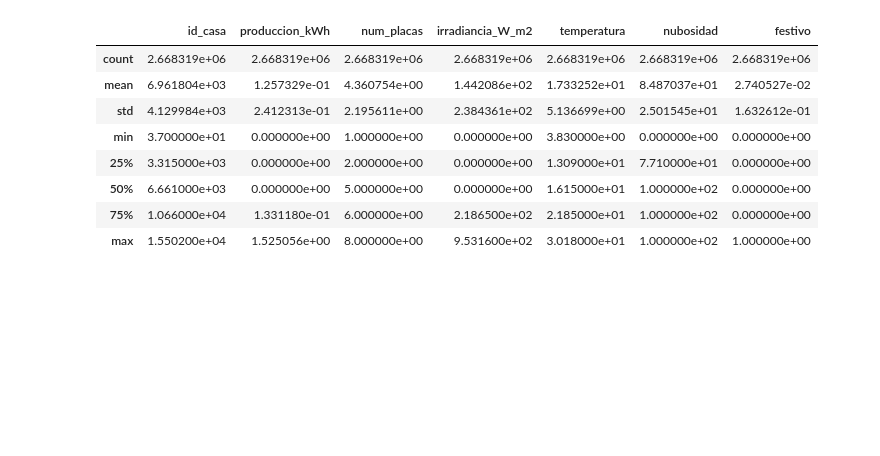
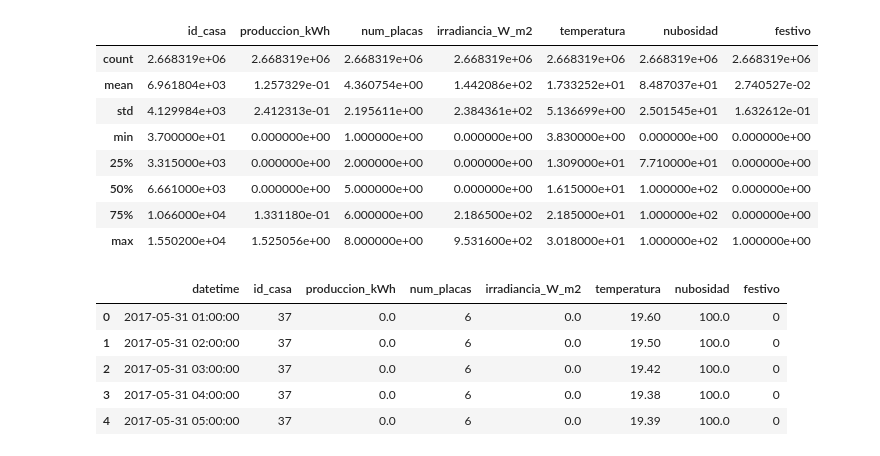
Before and after one commit to hypergalois/SmartGridsAI, a Jupyter notebook: reinceforcement_learning/prepreocesamiento.ipynb, the cells around one changed output. Saved outputs shown, nothing was run; the diff lists cells and outputs as text; code cells hidden in the pictures; blank space fills up the shorter version.

Commit message:
suma de ambos datasets

```diff
--- a/reinceforcement_learning/prepreocesamiento.ipynb
+++ b/reinceforcement_learning/prepreocesamiento.ipynb
@@ -65,3 +96,14 @@ data_filtrado.describe()
 | 50% | 6.661000e+03 | 0.000000e+00 | 5.000000e+00 | 0.000000e+00 | 1.615000e+01 | 1.000000e+02 | 0.000000e+00 |
 | 75% | 1.066000e+04 | 1.331180e-01 | 6.000000e+00 | 2.186500e+02 | 2.185000e+01 | 1.000000e+02 | 0.000000e+00 |
 | max | 1.550200e+04 | 1.525056e+00 | 8.000000e+00 | 9.531600e+02 | 3.018000e+01 | 1.000000e+02 | 1.000000e+00 |
+# %%
+dataset1 = pd.read_csv('dataset_d3_filtrado.csv')
+# %%
+dataset1.head()
+# %% [output]
+|  | datetime | id_casa | produccion_kWh | num_placas | irradiancia_W_m2 | temperatura | nubosidad | festivo |
+| 0 | 2017-05-31 01:00:00 | 37 | 0.0 | 6 | 0.0 | 19.60 | 100.0 | 0 |
+| 1 | 2017-05-31 02:00:00 | 37 | 0.0 | 6 | 0.0 | 19.50 | 100.0 | 0 |
+| 2 | 2017-05-31 03:00:00 | 37 | 0.0 | 6 | 0.0 | 19.42 | 100.0 | 0 |
+| 3 | 2017-05-31 04:00:00 | 37 | 0.0 | 6 | 0.0 | 19.38 | 100.0 | 0 |
+| 4 | 2017-05-31 05:00:00 | 37 | 0.0 | 6 | 0.0 | 19.39 | 100.0 | 0 |
```
Also changed, not shown: parts of 5 cells of this notebook.
